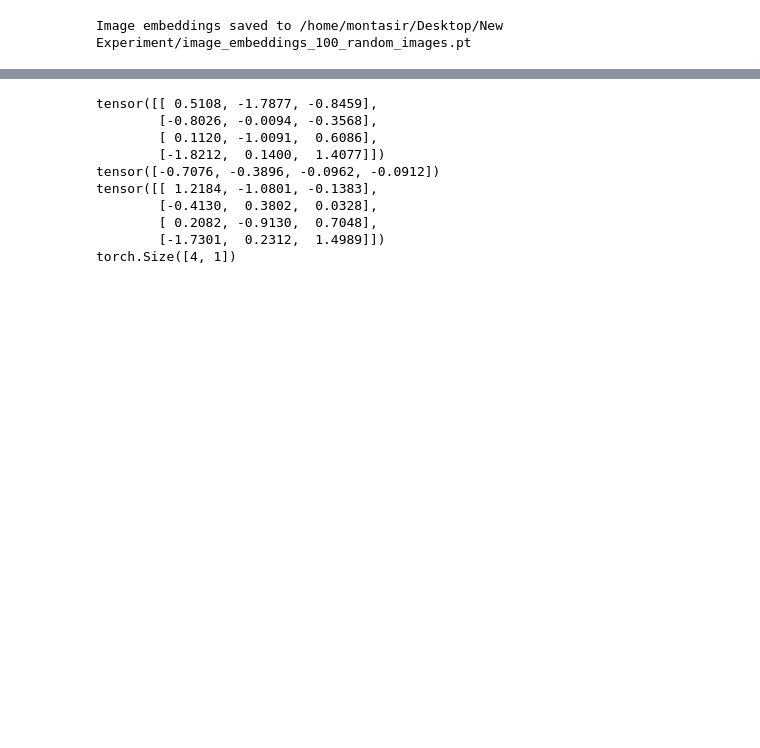
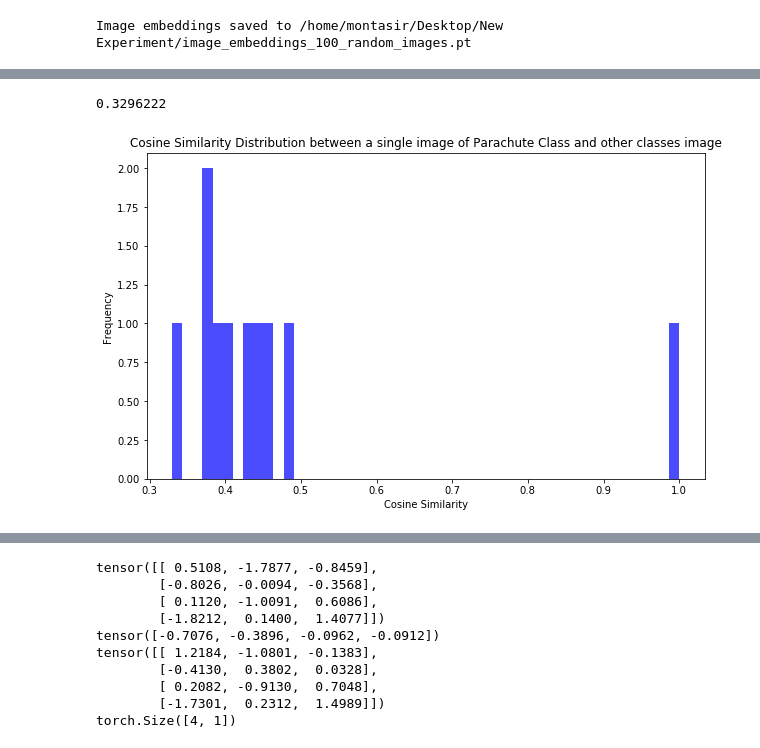
Before and after one commit to cyclicorder/ImageNet_Experiments, a Jupyter notebook: Working_with_ImageNet.ipynb, the cells around one changed output, grey strips where cells are left out. Cells and saved outputs as stored; diff of their text form; code cells hidden in the pictures; blank space fills up the shorter version.

```diff
--- a/Working_with_ImageNet.ipynb
+++ b/Working_with_ImageNet.ipynb
@@ -90 +162,7 @@ dataloader = DataLoader(selected_images, batch_size=batch_size, shuffle=True)
+# %%
+all_img_embds_combined = []
+
+for x in all_img_embds:
+    for embd in x:
+        all_img_embds_combined.append(embd)
 # %%
@@ -117,0 +199,14 @@ torch.Size([5, 1024])
+# %%
+import numpy as np
+from sklearn.metrics.pairwise import cosine_similarity
+
+flattened_embds = []
+
+for embd in all_img_embds_combined:
+    flattened_embd = embd.squeeze().detach().numpy()
+    flattened_embds.append(flattened_embd)
+
+img_embds_array = np.array(flattened_embds)
+
+similarities = cosine_similarity(img_embds_array)
+print(similarities)
@@ -117,0 +254,12 @@ torch.Size([5, 1024])
+# %%
+import torch.nn.functional as F
+class_names=full_dataset.classes
+parachute_class_index= class_names.index('n03888257')
+parachute_class_embeddings=img_embds_array[parachute_class_index]
+
+similarities = cosine_similarity([parachute_class_embeddings], img_embds_array)
+
+for i, similarity in enumerate(similarities[0]):
+    if i != parachute_class_index:
+        class_name_i = class_names[i]
+        print(f"Similarity between parachute class and {class_name_i}: {similarity:.4f}")
@@ -118 +276,18 @@ torch.Size([5, 1024])
+# %%
+min(similarities[0])
+# %% [output]
+0.3296222
+# %%
+#for single images
+import matplotlib.pyplot as plt
+
+plt.figure(figsize=(10, 6))
+plt.hist(similarities[0],bins=50,alpha=0.7, color='blue')
+plt.xlabel('Cosine Similarity')
+plt.ylabel('Frequency')
+plt.title('Cosine Similarity Distribution between a single image of Parachute Class and other classes image')
+#plt.legend()
+plt.show()
+# %% [output]
+[figure, added]
 # %%
```
Also changed, not shown: parts of 31 cells of this notebook.
